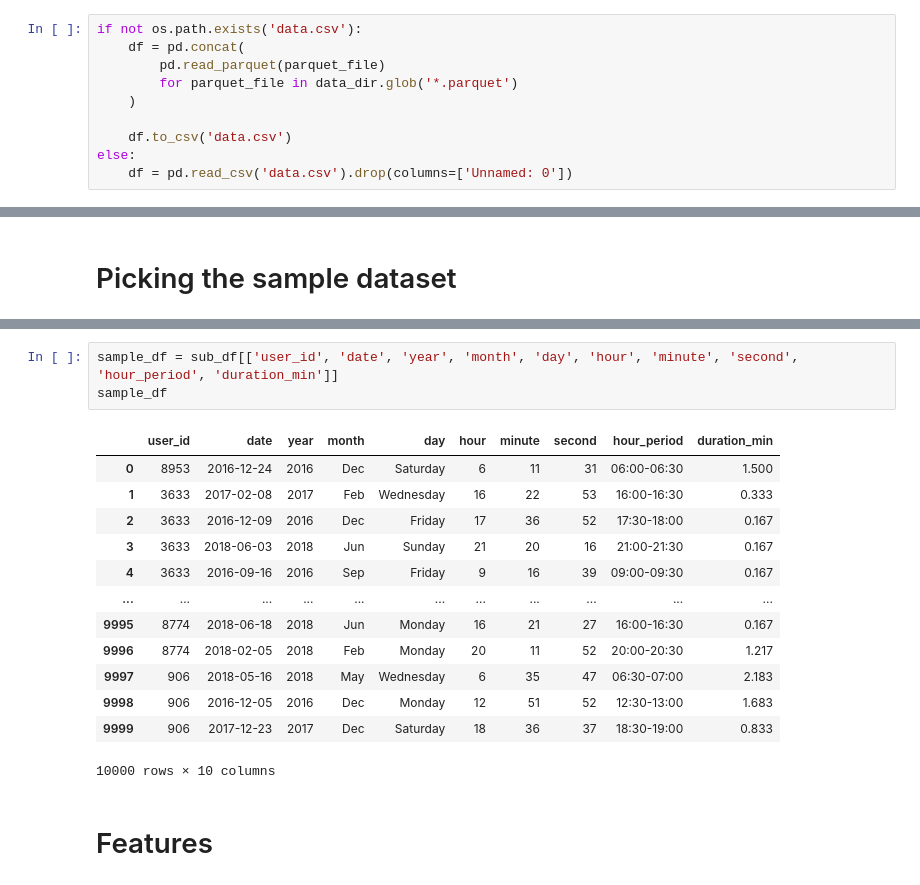
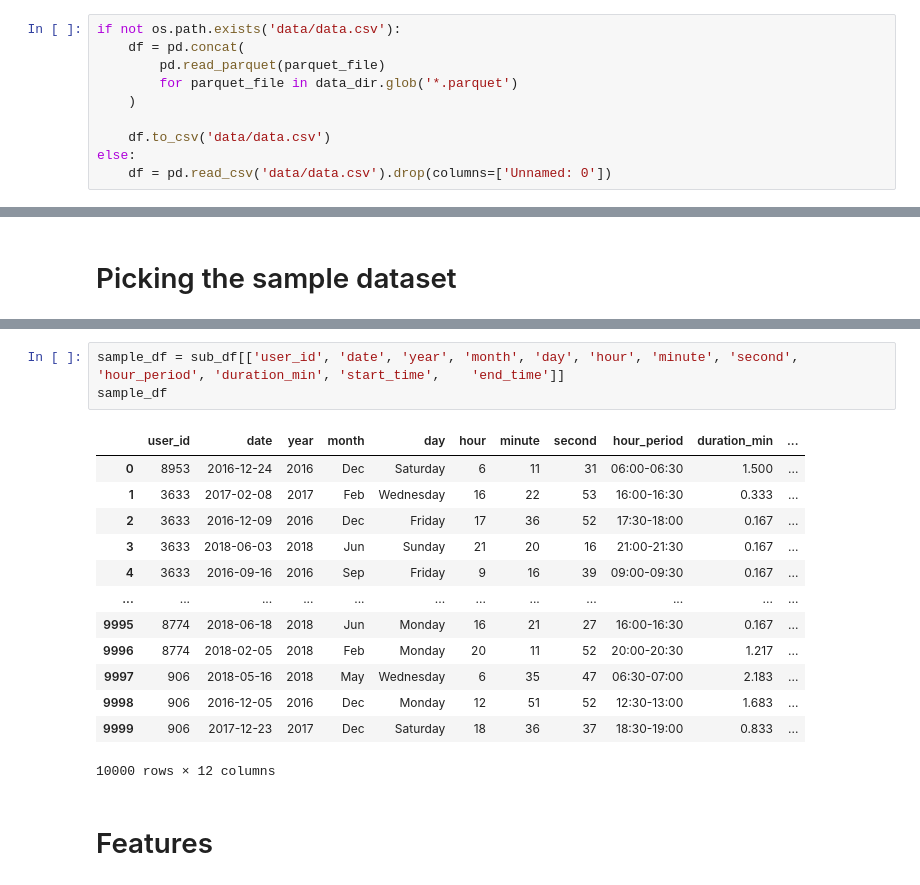
Before and after one commit to astenast/Smartphone_User_Engagement, a Jupyter notebook: Features_revisited.ipynb, the cells around one changed output, grey strips where cells are left out. Cells and saved outputs as stored; diff of their text form.

```diff
--- a/Features_revisited.ipynb
+++ b/Features_revisited.ipynb
@@ -21,15 +21,15 @@ else:
 # %% [output]
 Data have already been extracted.
 # %%
-if not os.path.exists('data.csv'):
+if not os.path.exists('data/data.csv'):
     df = pd.concat(
         pd.read_parquet(parquet_file)
         for parquet_file in data_dir.glob('*.parquet')
     )
 
-    df.to_csv('data.csv')
+    df.to_csv('data/data.csv')
 else:
-    df = pd.read_csv('data.csv').drop(columns=['Unnamed: 0'])
+    df = pd.read_csv('data/data.csv').drop(columns=['Unnamed: 0'])
 # %% [markdown]
 **Taking a smaller sample (maybe in the future we can change how we take our sample data)**
 # %%
@@ -155,21 +153,21 @@ sub_df
 10000 rows × 21 columns
 # %%
-sample_df = sub_df[['user_id', 'date', 'year', 'month', 'day', 'hour', 'minute', 'second', 'hour_period', 'duration_min']]
+sample_df = sub_df[['user_id', 'date', 'year', 'month', 'day', 'hour', 'minute', 'second', 'hour_period', 'duration_min', 'start_time',	'end_time']]
 sample_df
 # %% [output]
-|  | user_id | date | year | month | day | hour | minute | second | hour_period | duration_min |
-| 0 | 8953 | 2016-12-24 | 2016 | Dec | Saturday | 6 | 11 | 31 | 06:00-06:30 | 1.500 |
-| 1 | 3633 | 2017-02-08 | 2017 | Feb | Wednesday | 16 | 22 | 53 | 16:00-16:30 | 0.333 |
-| 2 | 3633 | 2016-12-09 | 2016 | Dec | Friday | 17 | 36 | 52 | 17:30-18:00 | 0.167 |
-| 3 | 3633 | 2018-06-03 | 2018 | Jun | Sunday | 21 | 20 | 16 | 21:00-21:30 | 0.167 |
-| 4 | 3633 | 2016-09-16 | 2016 | Sep | Friday | 9 | 16 | 39 | 09:00-09:30 | 0.167 |
-| ... | ... | ... | ... | ... | ... | ... | ... | ... | ... | ... |
-| 9995 | 8774 | 2018-06-18 | 2018 | Jun | Monday | 16 | 21 | 27 | 16:00-16:30 | 0.167 |
-| 9996 | 8774 | 2018-02-05 | 2018 | Feb | Monday | 20 | 11 | 52 | 20:00-20:30 | 1.217 |
-| 9997 | 906 | 2018-05-16 | 2018 | May | Wednesday | 6 | 35 | 47 | 06:30-07:00 | 2.183 |
-| 9998 | 906 | 2016-12-05 | 2016 | Dec | Monday | 12 | 51 | 52 | 12:30-13:00 | 1.683 |
-| 9999 | 906 | 2017-12-23 | 2017 | Dec | Saturday | 18 | 36 | 37 | 18:30-19:00 | 0.833 |
+|  | user_id | date | year | month | day | hour | minute | second | hour_period | duration_min | ... |
+| 0 | 8953 | 2016-12-24 | 2016 | Dec | Saturday | 6 | 11 | 31 | 06:00-06:30 | 1.500 | ... |
+| 1 | 3633 | 2017-02-08 | 2017 | Feb | Wednesday | 16 | 22 | 53 | 16:00-16:30 | 0.333 | ... |
+| 2 | 3633 | 2016-12-09 | 2016 | Dec | Friday | 17 | 36 | 52 | 17:30-18:00 | 0.167 | ... |
+| 3 | 3633 | 2018-06-03 | 2018 | Jun | Sunday | 21 | 20 | 16 | 21:00-21:30 | 0.167 | ... |
+| 4 | 3633 | 2016-09-16 | 2016 | Sep | Friday | 9 | 16 | 39 | 09:00-09:30 | 0.167 | ... |
+| ... | ... | ... | ... | ... | ... | ... | ... | ... | ... | ... | ... |
+| 9995 | 8774 | 2018-06-18 | 2018 | Jun | Monday | 16 | 21 | 27 | 16:00-16:30 | 0.167 | ... |
+| 9996 | 8774 | 2018-02-05 | 2018 | Feb | Monday | 20 | 11 | 52 | 20:00-20:30 | 1.217 | ... |
+| 9997 | 906 | 2018-05-16 | 2018 | May | Wednesday | 6 | 35 | 47 | 06:30-07:00 | 2.183 | ... |
+| 9998 | 906 | 2016-12-05 | 2016 | Dec | Monday | 12 | 51 | 52 | 12:30-13:00 | 1.683 | ... |
+| 9999 | 906 | 2017-12-23 | 2017 | Dec | Saturday | 18 | 36 | 37 | 18:30-19:00 | 0.833 | ... |
-10000 rows × 10 columns
+10000 rows × 12 columns
 # %% [markdown]
 # Features
 # %% [markdown]
```
Also changed, not shown: parts of 20 cells of this notebook, 5 other files.
